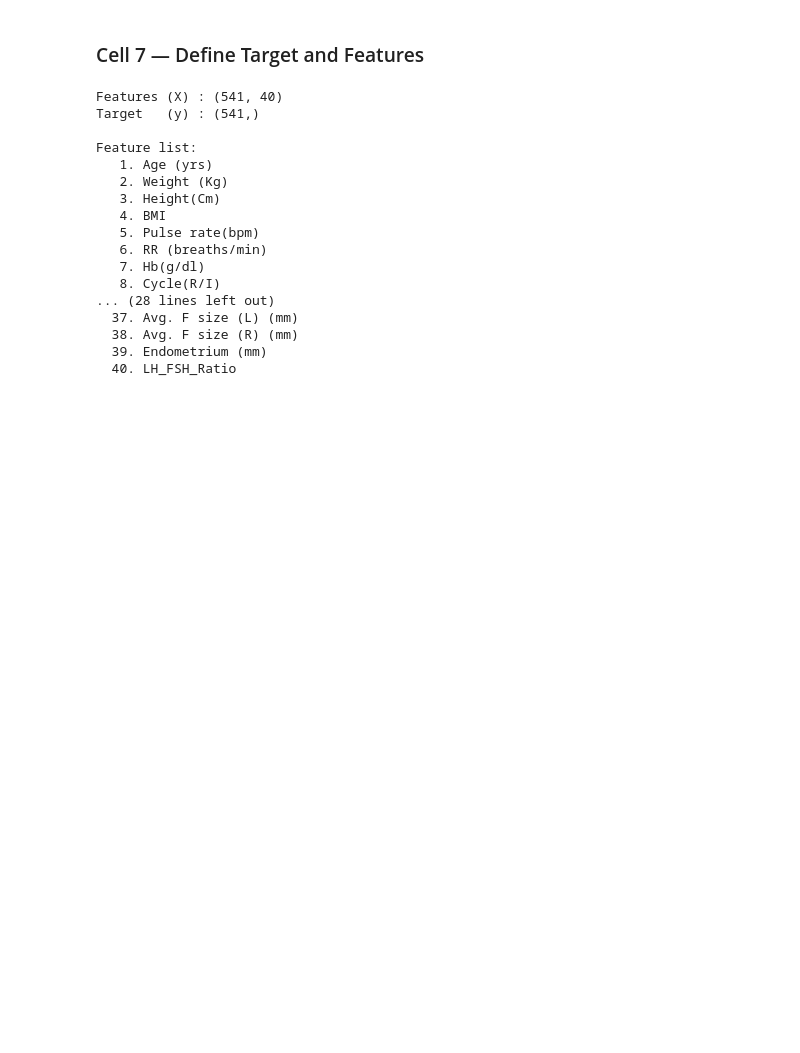
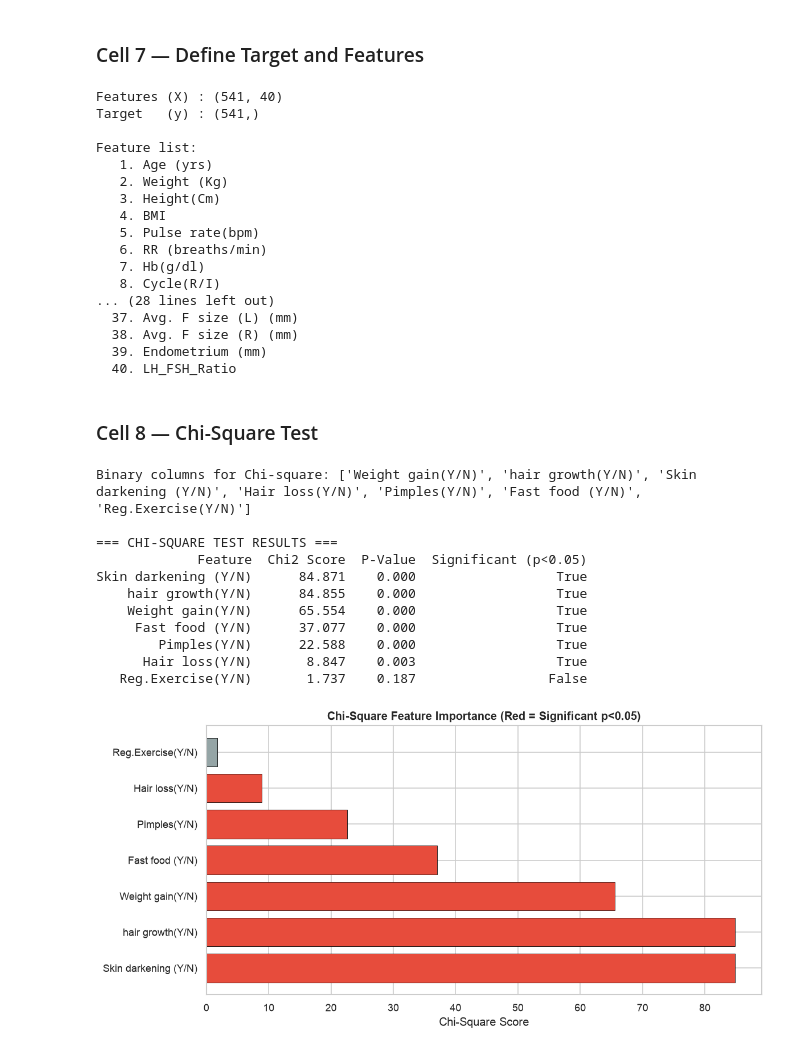
Before and after one commit to annnx7172-cell/PMOS_PROJECT, a Jupyter notebook: notebook/Block2_Preprocessing.ipynb, the cells around one changed output. Cells and saved outputs as stored; diff of their text form; code cells hidden in the pictures; blank space fills up the shorter version.

```diff
--- a/notebook/Block2_Preprocessing.ipynb
+++ b/notebook/Block2_Preprocessing.ipynb
@@ -182,3 +182,52 @@ Feature list:
   38. Avg. F size (R) (mm)
   39. Endometrium (mm)
   40. LH_FSH_Ratio
+# %% [markdown]
+### Cell 8 — Chi-Square Test
+# %%
+# Identify binary columns for chi-square
+binary_cols = [
+    col for col in X.columns
+    if X[col].dropna().isin([0, 1]).all()
+]
+
+print(f'Binary columns for Chi-square: {binary_cols}')
+
+# Run chi-square
+X_binary = X[binary_cols].fillna(0)
+chi2_scores, chi2_pvals = chi2(X_binary, y)
+
+chi2_df = pd.DataFrame({
+    'Feature'             : binary_cols,
+    'Chi2 Score'          : chi2_scores,
+    'P-Value'             : chi2_pvals,
+    'Significant (p<0.05)': chi2_pvals < 0.05
+}).sort_values('Chi2 Score', ascending=False)
+
+print('\n=== CHI-SQUARE TEST RESULTS ===')
+print(chi2_df.to_string(index=False))
+
+# Plot
+plt.figure(figsize=(10, 5))
+colors = ['#e74c3c' if p < 0.05 else '#95a5a6' for p in chi2_df['P-Value']]
+plt.barh(chi2_df['Feature'], chi2_df['Chi2 Score'],
+         color=colors, edgecolor='black', linewidth=0.5)
+plt.xlabel('Chi-Square Score')
+plt.title('Chi-Square Feature Importance (Red = Significant p<0.05)',
+          fontsize=12, fontweight='bold')
+plt.tight_layout()
+plt.savefig('outputs/plots/B2_01_chi2_scores.png', bbox_inches='tight')
+plt.show()
+# %% [output]
+Binary columns for Chi-square: ['Weight gain(Y/N)', 'hair growth(Y/N)', 'Skin darkening (Y/N)', 'Hair loss(Y/N)', 'Pimples(Y/N)', 'Fast food (Y/N)', 'Reg.Exercise(Y/N)']
+
+=== CHI-SQUARE TEST RESULTS ===
+             Feature  Chi2 Score  P-Value  Significant (p<0.05)
+Skin darkening (Y/N)      84.871    0.000                  True
+    hair growth(Y/N)      84.855    0.000                  True
+    Weight gain(Y/N)      65.554    0.000                  True
+     Fast food (Y/N)      37.077    0.000                  True
+        Pimples(Y/N)      22.588    0.000                  True
+      Hair loss(Y/N)       8.847    0.003                  True
+   Reg.Exercise(Y/N)       1.737    0.187                 False
+[figure, added]
```
Also changed, not shown: parts of 2 cells of this notebook.
